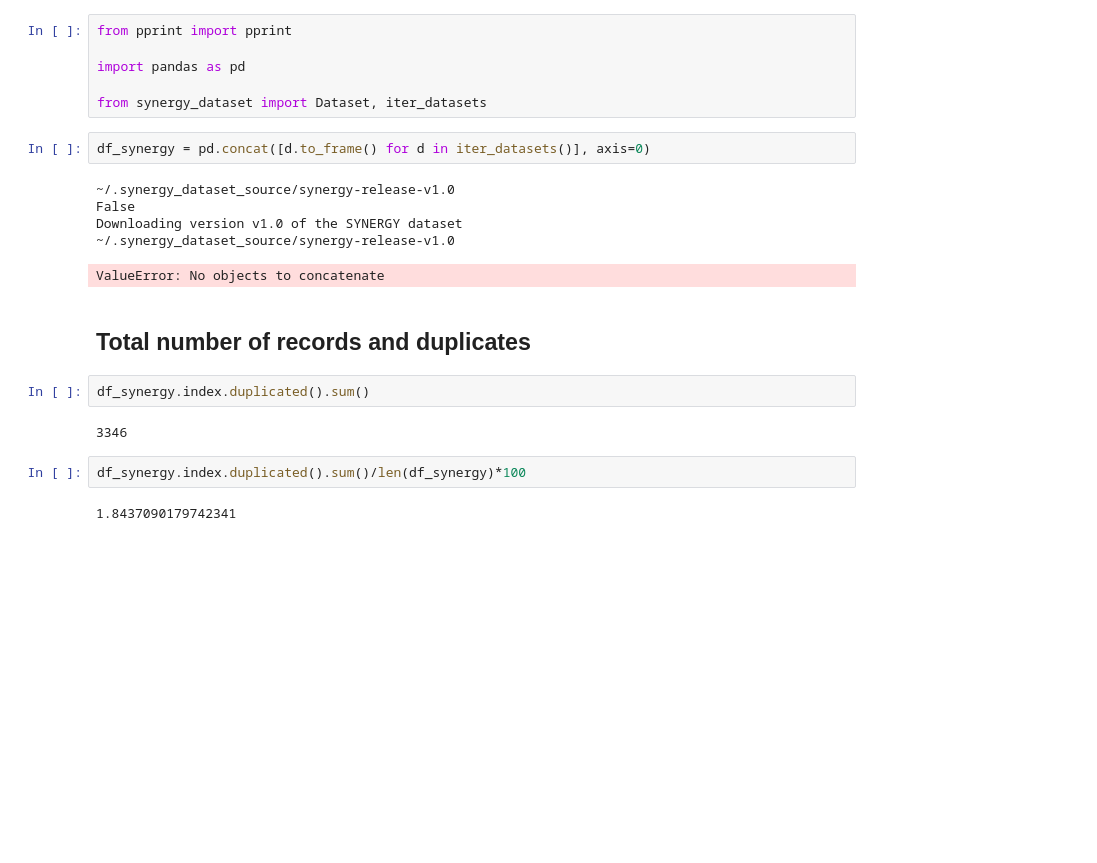
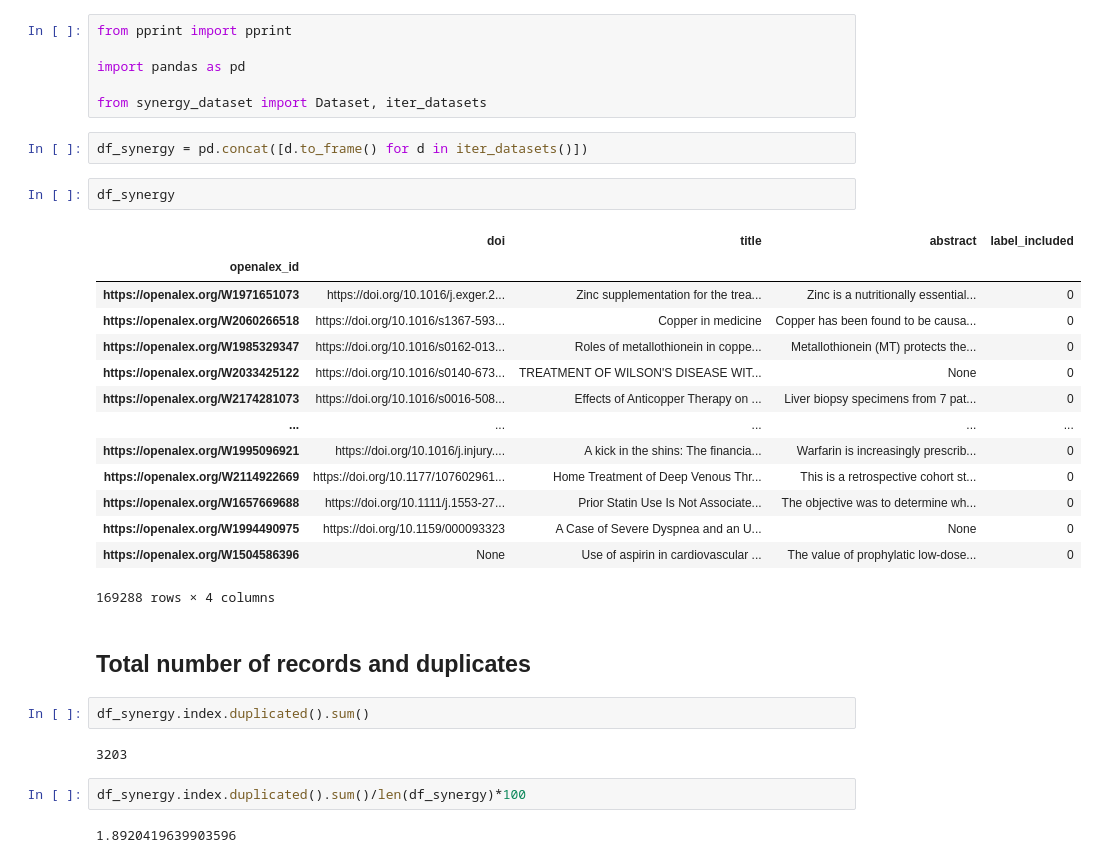
Before and after one commit to asreview/synergy-dataset, a Jupyter notebook: examples/Systematic_review_statistics.ipynb, the cells around one changed output. Drawn from its saved outputs; the diff is of its cells as text; blank space fills up the shorter version.

```diff
--- a/examples/Systematic_review_statistics.ipynb
+++ b/examples/Systematic_review_statistics.ipynb
@@ -9,20 +9,31 @@ import pandas as pd
 
 from synergy_dataset import Dataset, iter_datasets
 # %%
-df_synergy = pd.concat([d.to_frame() for d in iter_datasets()], axis=0)
+df_synergy = pd.concat([d.to_frame() for d in iter_datasets()])
-# %% [output]
-~/.synergy_dataset_source/synergy-release-v1.0
-False
-Downloading version v1.0 of the SYNERGY dataset
-~/.synergy_dataset_source/synergy-release-v1.0
-ValueError: No objects to concatenate
+# %%
+df_synergy
+# %% [output]
+|  | doi | title | abstract | label_included |
+| openalex_id |  |  |  |  |
+| https://openalex.org/W1971651073 | https://doi.org/10.1016/j.exger.2... | Zinc supplementation for the trea... | Zinc is a nutritionally essential... | 0 |
+| https://openalex.org/W2060266518 | https://doi.org/10.1016/s1367-593... | Copper in medicine | Copper has been found to be causa... | 0 |
+| https://openalex.org/W1985329347 | https://doi.org/10.1016/s0162-013... | Roles of metallothionein in coppe... | Metallothionein (MT) protects the... | 0 |
+| https://openalex.org/W2033425122 | https://doi.org/10.1016/s0140-673... | TREATMENT OF WILSON'S DISEASE WIT... | None | 0 |
+| https://openalex.org/W2174281073 | https://doi.org/10.1016/s0016-508... | Effects of Anticopper Therapy on ... | Liver biopsy specimens from 7 pat... | 0 |
+| ... | ... | ... | ... | ... |
+| https://openalex.org/W1995096921 | https://doi.org/10.1016/j.injury.... | A kick in the shins: The financia... | Warfarin is increasingly prescrib... | 0 |
+| https://openalex.org/W2114922669 | https://doi.org/10.1177/107602961... | Home Treatment of Deep Venous Thr... | This is a retrospective cohort st... | 0 |
+| https://openalex.org/W1657669688 | https://doi.org/10.1111/j.1553-27... | Prior Statin Use Is Not Associate... | The objective was to determine wh... | 0 |
+| https://openalex.org/W1994490975 | https://doi.org/10.1159/000093323 | A Case of Severe Dyspnea and an U... | None | 0 |
+| https://openalex.org/W1504586396 | None | Use of aspirin in cardiovascular ... | The value of prophylatic low-dose... | 0 |
+169288 rows × 4 columns
 # %% [markdown]
 ## Total number of records and duplicates
 # %%
 df_synergy.index.duplicated().sum()
 # %% [output]
-3346
+3203
 # %%
 df_synergy.index.duplicated().sum()/len(df_synergy)*100
 # %% [output]
-1.8437090179742341
+1.8920419639903596
```
Also changed, not shown: 2 other files.
